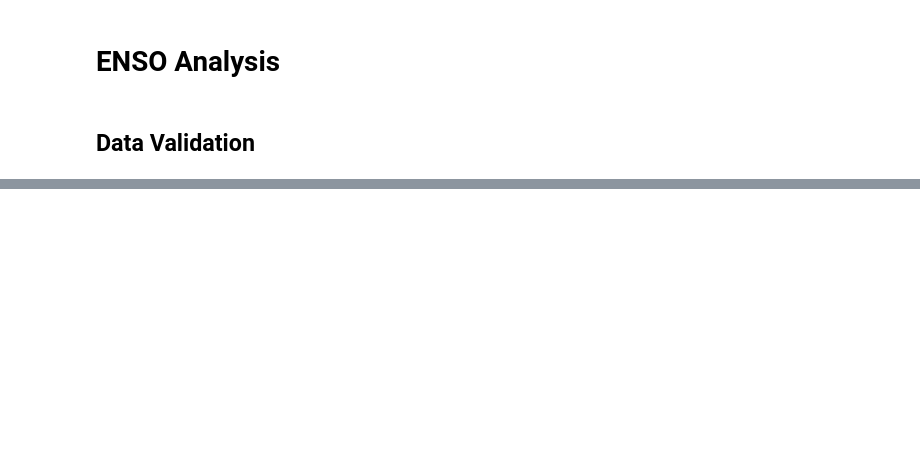
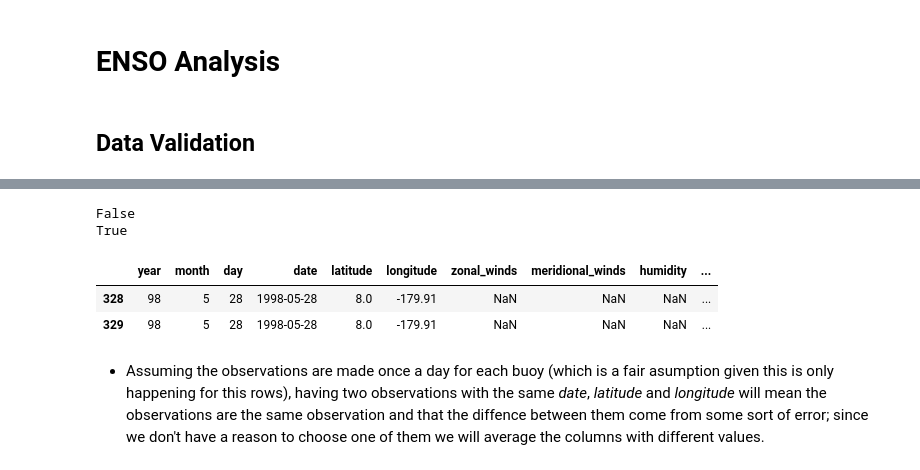
Before and after one commit to agraglez/enso-analysis, a Jupyter notebook: notebooks/enso-analysis.ipynb, the cells around one changed output, grey strips where cells are left out. Drawn from its saved outputs; the diff is of its cells as text; code cells hidden in the pictures; blank space fills up the shorter version.

```diff
--- a/notebooks/enso-analysis.ipynb
+++ b/notebooks/enso-analysis.ipynb
@@ -44,0 +194,15 @@ tao.head()
+# %%
+# Inserting month
+month_conditions = [
+    elnino['day'].isin(may_values) ,
+    elnino['day'].isin(june_values)
+]
+
+month_values = ['05', '06']
+elnino.insert(loc = 1, column = 'month', value = np.select(month_conditions, month_values))
+# %%
+# Inserting date column
+elnino['date'] = elnino['year'] + elnino['month'] + elnino['day']
+# %%
+# Changing order of columns
+elnino = elnino.iloc[:,[0,1,2,10,3,4,5,6,7,8,9]]
@@ -44,0 +231,16 @@ tao.head()
+# %%
+# Searching for duplicated general dupliated rows and on date, latitude, longitude
+print(elnino.duplicated().any())
+print(elnino[['date', 'latitude', 'longitude']].duplicated().any())
+# %% [output]
+False
+True
+# %%
+# Looking at duplicated rows
+elnino[elnino[['date', 'latitude', 'longitude']].duplicated(keep = False)]
+# %% [output]
+|  | year | month | day | date | latitude | longitude | zonal_winds | meridional_winds | humidity | ... |
+| 328 | 98 | 5 | 28 | 1998-05-28 | 8.0 | -179.91 | NaN | NaN | NaN | ... |
+| 329 | 98 | 5 | 28 | 1998-05-28 | 8.0 | -179.91 | NaN | NaN | NaN | ... |
+# %% [markdown]
+* Assuming the observations are made once a day for each buoy (which is a fair asumption given this is only happening for this rows), having two observations with the same *date*, *latitude* and *longitude* will mean the observations are the same observation and that the diffence between them come from some sort of error; since we don't have a reason to choose one of them we will average the columns with different values.
```
Also changed, not shown: parts of 45 cells of this notebook.
